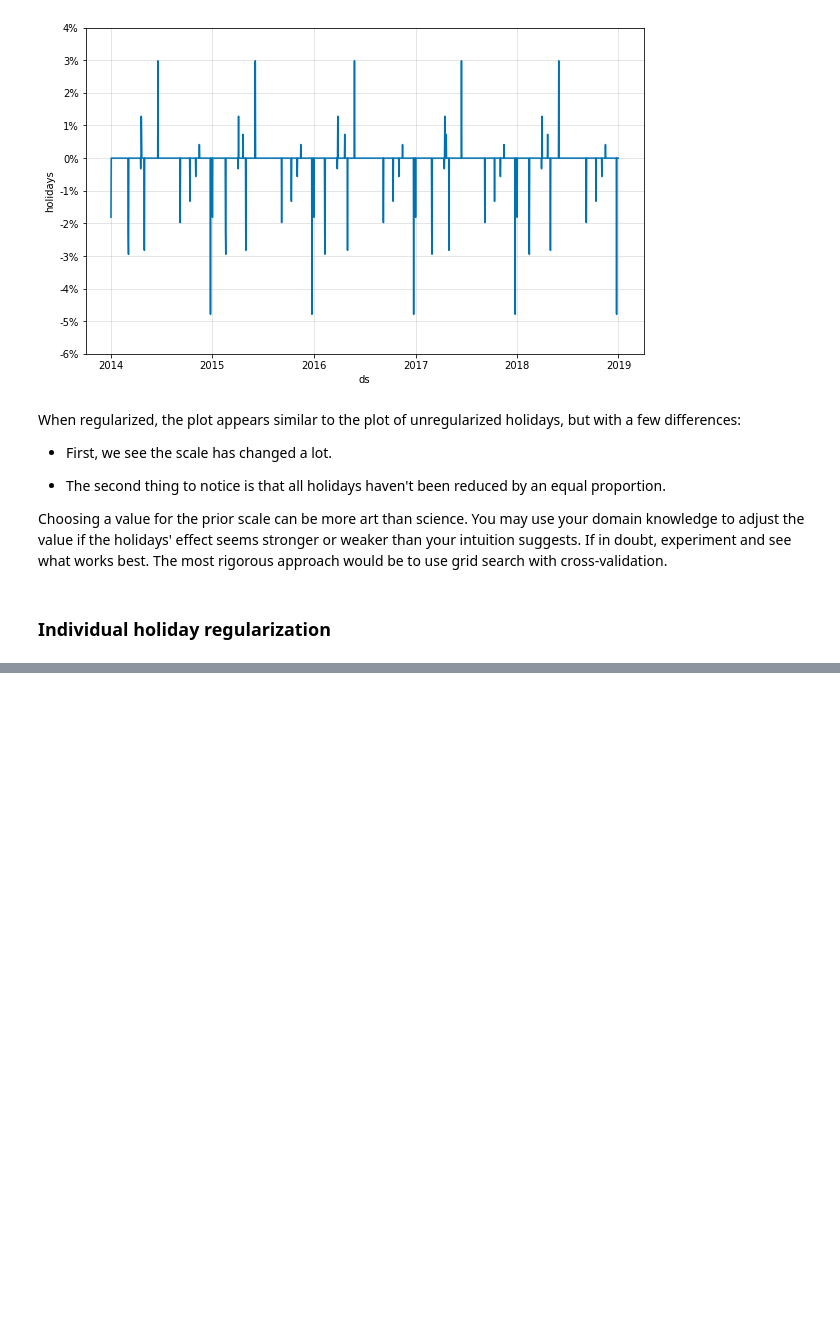
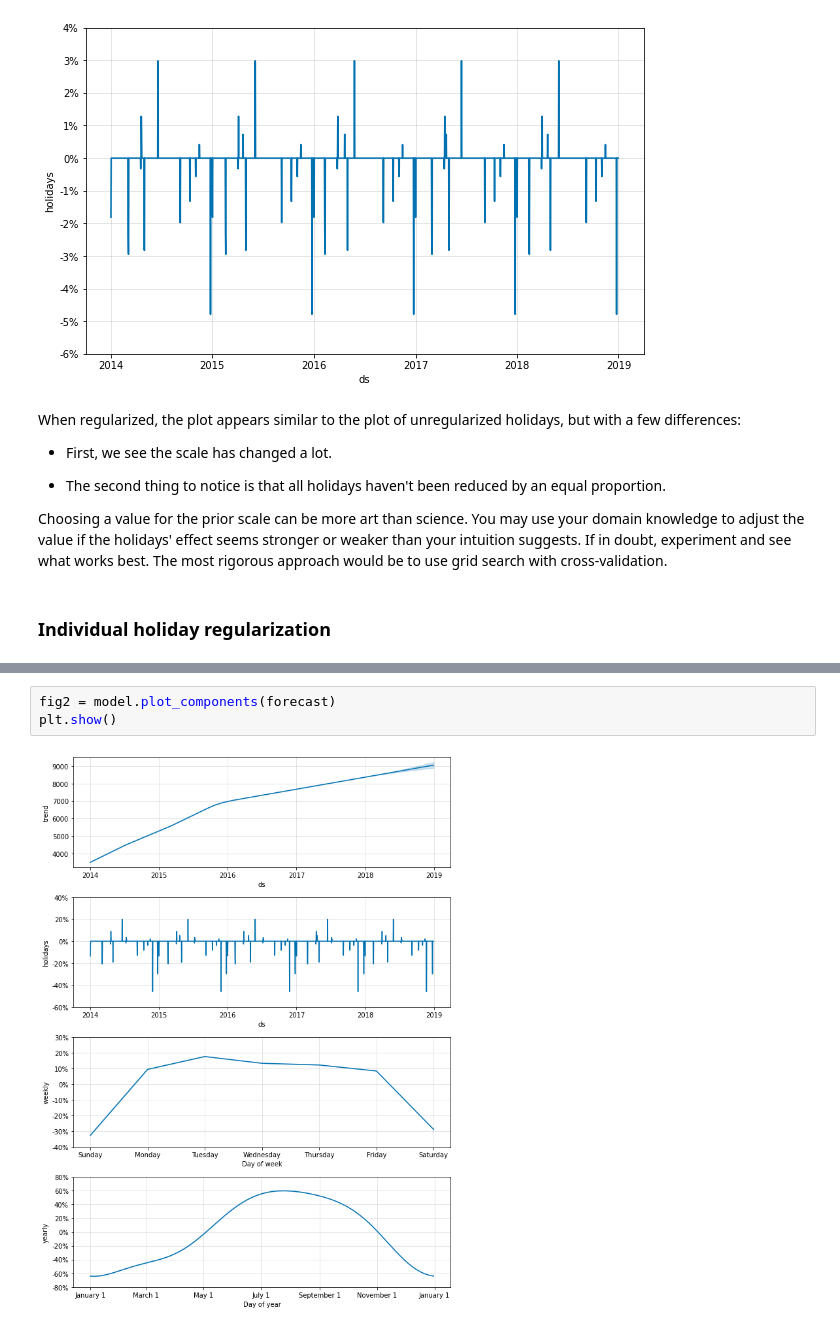
Before and after one commit to caiosainvallio/time-series, a Jupyter notebook: prophet/04_holidays.ipynb, the cells around one changed output, grey strips where cells are left out. Saved outputs shown, nothing was run; the diff lists cells and outputs as text; blank space fills up the shorter version.

```diff
--- a/prophet/04_holidays.ipynb
+++ b/prophet/04_holidays.ipynb
@@ -291,0 +390,5 @@ rigorous approach would be to use grid search with cross-validation.
+# %%
+fig2 = model.plot_components(forecast)
+plt.show()
+# %% [output]
+[figure, added]
```
Also changed, not shown: parts of 9 cells of this notebook.
